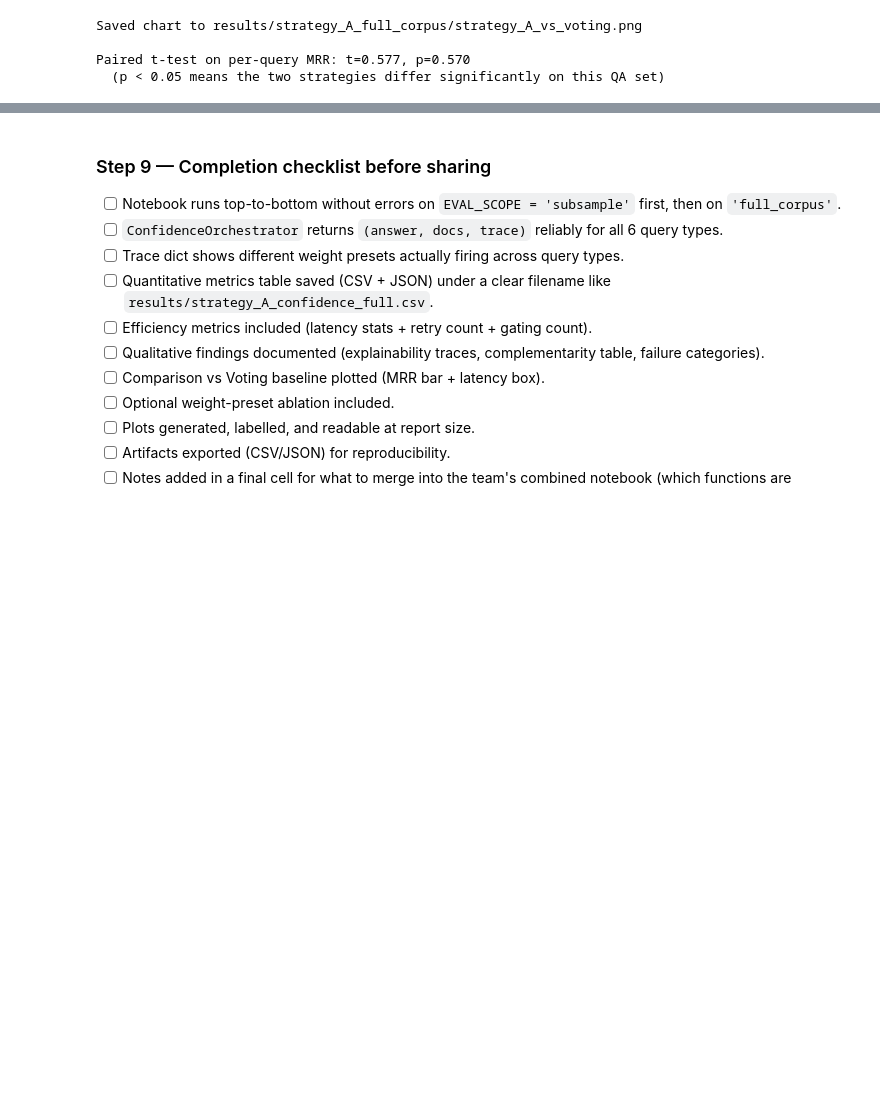
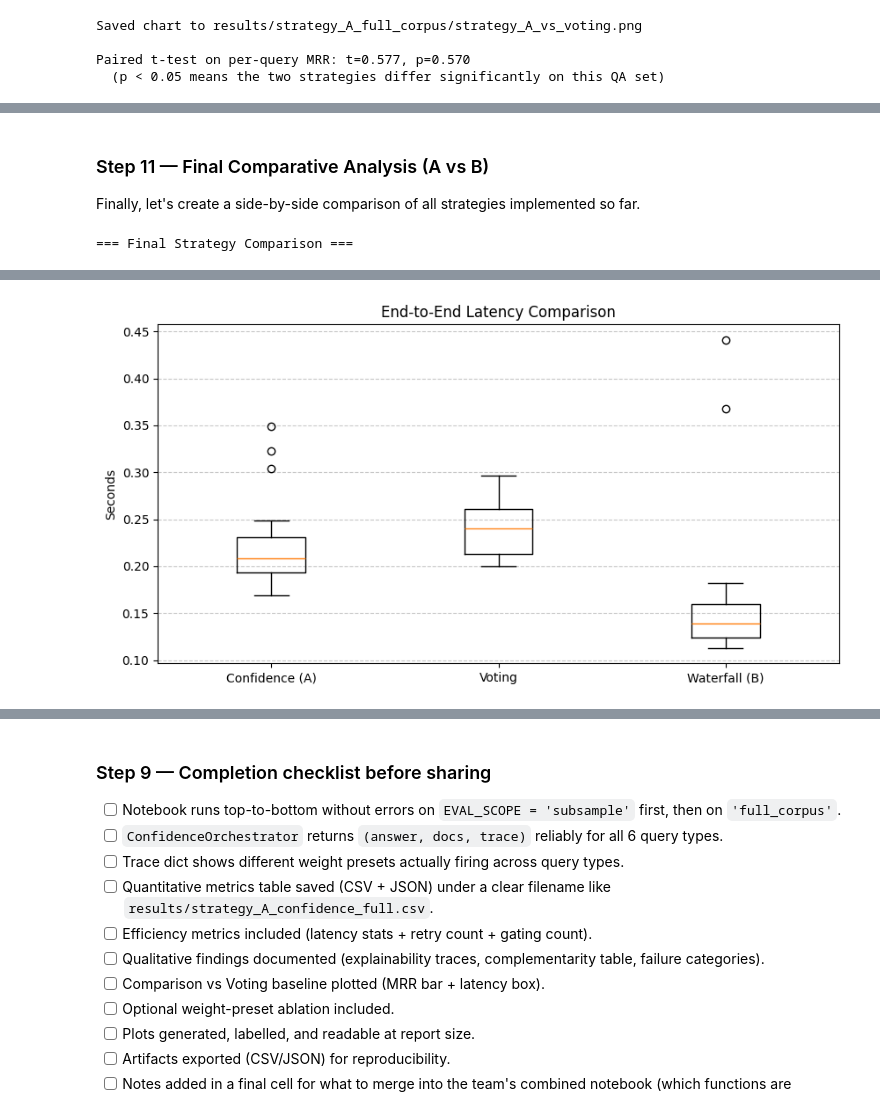
Before and after one commit to allarom/advanced-genai-26, a Jupyter notebook: multi-agent-step-2_strategy-A.ipynb, the cells around one changed output, grey strips where cells are left out. Saved outputs shown, nothing was run; the diff lists cells and outputs as text; code cells hidden in the pictures; blank space fills up the shorter version.

Commit message:
waterfall retrieval orchestration draft and eval

```diff
--- a/multi-agent-step-2_strategy-A.ipynb
+++ b/multi-agent-step-2_strategy-A.ipynb
@@ -2239,0 +2300,11 @@ Paired t-test on per-query MRR: t=0.577, p=0.570
+# %%
+# Comparative Evaluation: Strategy A (Confidence) vs Strategy B (Waterfall)
+sample_q = "Who was the president of ETH in 2003?"
+
+print(f"Testing Query: {sample_q}\n")
+
+_, _, trace_a = orchestrator.run(sample_q)
+print(f"[Confidence A] Latency: {trace_a['latency_s']}s | Gated: {trace_a['gated_out']}")
+
+_, _, trace_b = waterfall_orchestrator.run(sample_q)
+print(f"[Waterfall B] Latency: {trace_b['latency_s']}s | Tiers run: {trace_b['tiers_attempted']}")
@@ -2239,0 +2398,22 @@ Paired t-test on per-query MRR: t=0.577, p=0.570
+# %% [markdown]
+### Step 11 — Final Comparative Analysis (A vs B)
+
+Finally, let's create a side-by-side comparison of all strategies implemented so far.
+# %%
+final_compare_df = pd.DataFrame([summary_conf, summary_vote, summary_waterfall])[ordered_cols]
+
+print('=== Final Strategy Comparison ===')
+display(final_compare_df)
+
+# Latency Comparison
+plt.figure(figsize=(10, 5))
+plt.boxplot([list(latencies_confidence.values()),
+             list(latencies_voting.values()),
+             list(latencies_waterfall.values())],
+            labels=['Confidence (A)', 'Voting', 'Waterfall (B)'])
+plt.title('End-to-End Latency Comparison')
+plt.ylabel('Seconds')
+plt.grid(True, axis='y', linestyle='--', alpha=0.7)
+plt.show()
+# %% [output]
+=== Final Strategy Comparison ===
@@ -2239,0 +2424 @@ Paired t-test on per-query MRR: t=0.577, p=0.570
+[figure, added]
```
Also changed, not shown: parts of 10 cells of this notebook.
